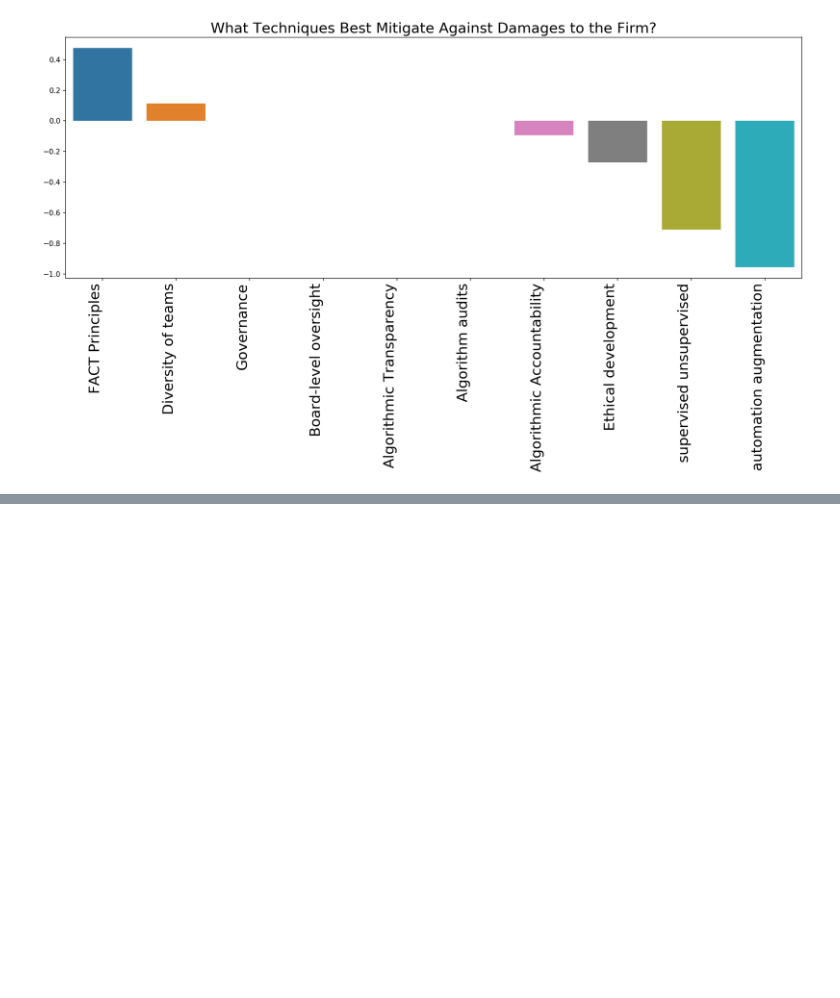
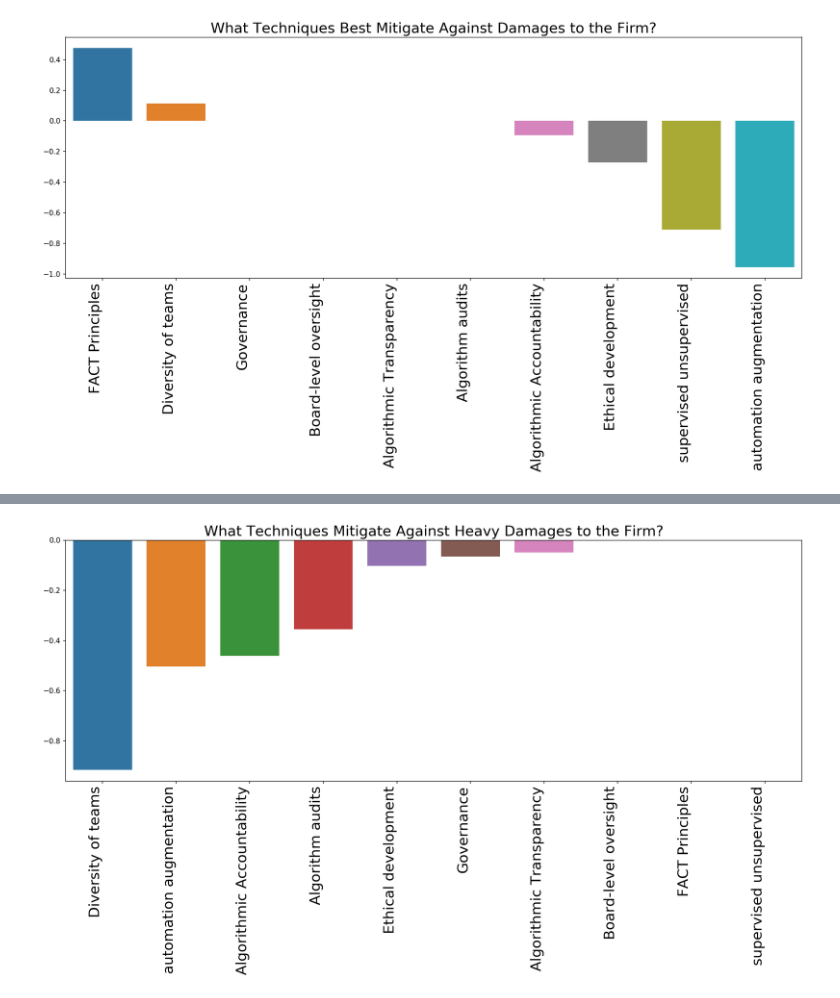
Before and after one commit to sharangw/Algorithmic-Risk, a Jupyter notebook: AlgoRisk.ipynb, the cells around one changed output, grey strips where cells are left out. Cells and saved outputs as stored; diff of their text form; code cells hidden in the pictures; blank space fills up the shorter version.

```diff
--- a/AlgoRisk.ipynb
+++ b/AlgoRisk.ipynb
@@ -292,0 +310,7 @@ plotbar(list(new_x), list(new_y), title)
+# %%
+most_damage = [ 0., -0.10264038, -0.46076864, -0.04902523, -0.9152519, 0., -0.0648089, 0., -0.50358514, -0.35487489]
+new_y, new_x = zip(*sorted(zip(most_damage, mitigation),reverse=False))
+title = "What Techniques Mitigate Against Heavy Damages to the Firm?"
+plotbar(list(new_x), list(new_y), title)
+# %% [output]
+[figure, added]
```
Also changed, not shown: parts of 3 cells of this notebook.
